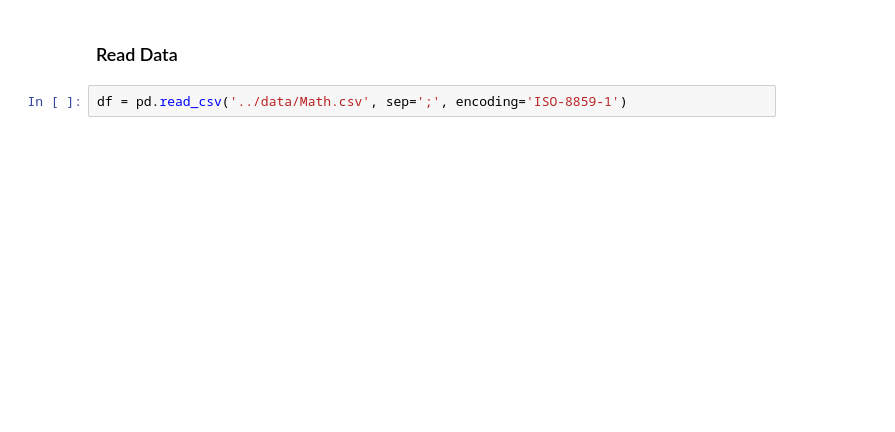
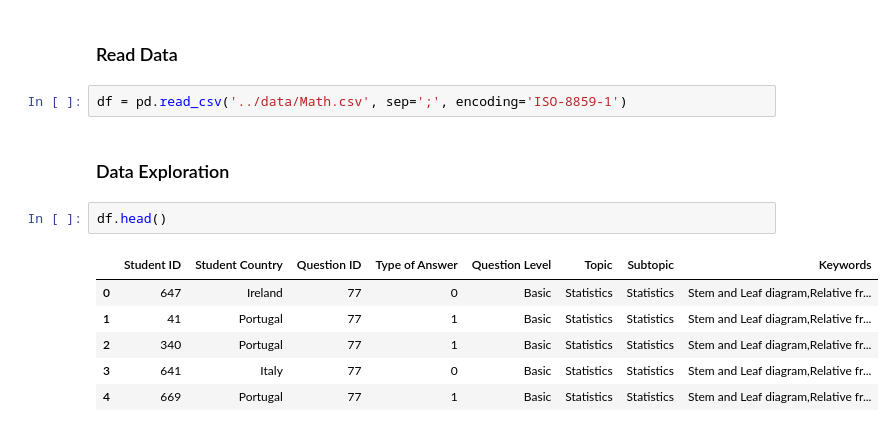
Before and after one commit to kianakiashemshaki/Math-model, a Jupyter notebook: notebooks/Machine_Learning.ipynb, the cells around one changed output. Saved outputs shown, nothing was run; the diff lists cells and outputs as text; blank space fills up the shorter version.

```diff
--- a/notebooks/Machine_Learning.ipynb
+++ b/notebooks/Machine_Learning.ipynb
@@ -30,3 +32,14 @@ from xgboost import plot_importance
 ### Read Data
 # %%
 df = pd.read_csv('../data/Math.csv', sep=';', encoding='ISO-8859-1')
+# %% [markdown]
+### Data Exploration
+# %%
+df.head()
+# %% [output]
+|  | Student ID | Student Country | Question ID | Type of Answer | Question Level | Topic | Subtopic | Keywords |
+| 0 | 647 | Ireland | 77 | 0 | Basic | Statistics | Statistics | Stem and Leaf diagram,Relative fr... |
+| 1 | 41 | Portugal | 77 | 1 | Basic | Statistics | Statistics | Stem and Leaf diagram,Relative fr... |
+| 2 | 340 | Portugal | 77 | 1 | Basic | Statistics | Statistics | Stem and Leaf diagram,Relative fr... |
+| 3 | 641 | Italy | 77 | 0 | Basic | Statistics | Statistics | Stem and Leaf diagram,Relative fr... |
+| 4 | 669 | Portugal | 77 | 1 | Basic | Statistics | Statistics | Stem and Leaf diagram,Relative fr... |
```
Also changed, not shown: parts of 23 cells of this notebook.
